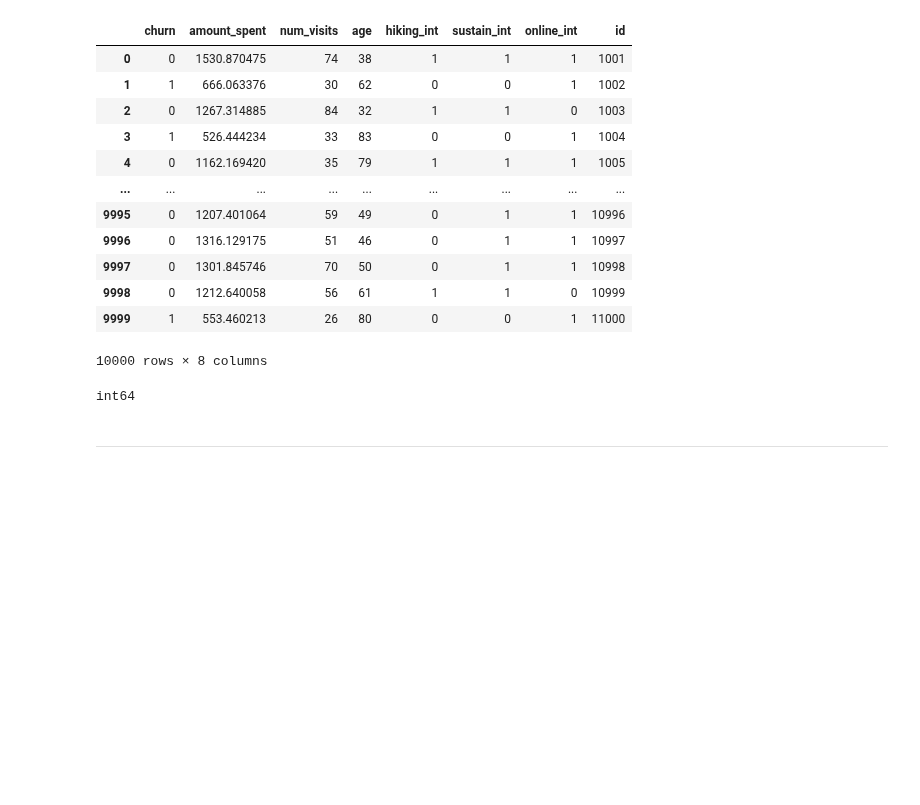
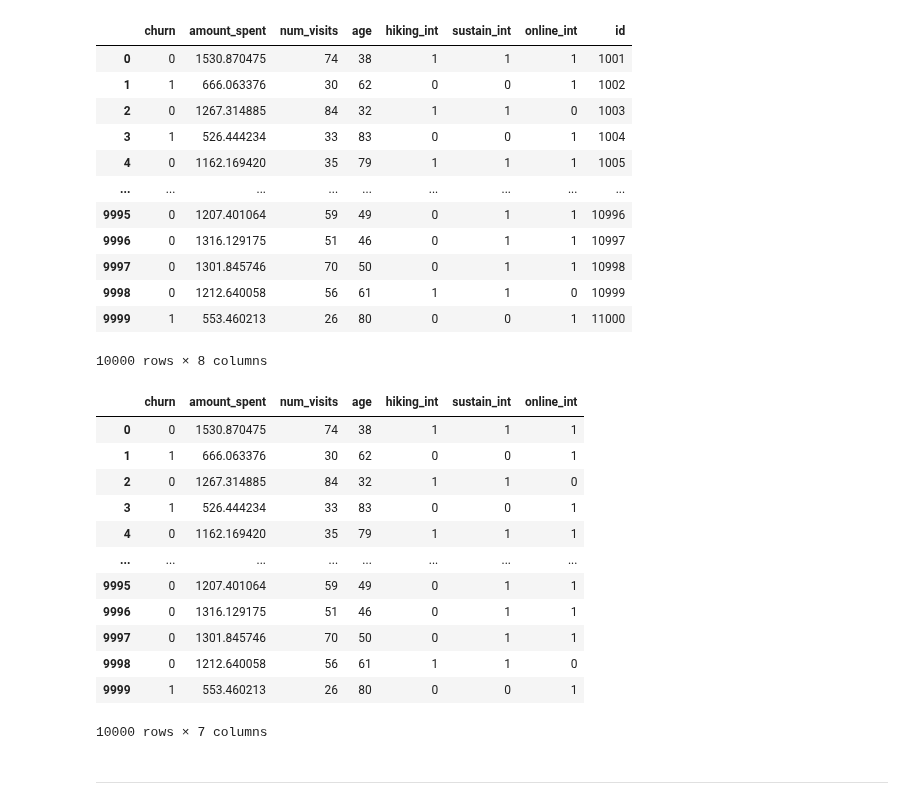
Before and after one commit to cdbale/optimized-sequential-synthesis, a Jupyter notebook: Code/Simulated Privacy Data Code/MNL Synthesis for Synthetic Data.ipynb, the cells around one changed output. Drawn from its saved outputs; the diff is of its cells as text; code cells hidden in the pictures; blank space fills up the shorter version.

```diff
--- a/Code/Simulated Privacy Data Code/MNL Synthesis for Synthetic Data.ipynb
+++ b/Code/Simulated Privacy Data Code/MNL Synthesis for Synthetic Data.ipynb
@@ -36,7 +36,3 @@ train_data
 | 9998 | 0 | 1212.640058 | 56 | 61 | 1 | 1 | 0 | 10999 |
 | 9999 | 1 | 553.460213 | 26 | 80 | 0 | 0 | 1 | 11000 |
 10000 rows × 8 columns
-# %%
-print(train_data['online_int'].dtype)
-# %% [output]
-int64
@@ -43,3 +41,19 @@ int64
+# %%
+train_data
+# %% [output]
+|  | churn | amount_spent | num_visits | age | hiking_int | sustain_int | online_int |
+| 0 | 0 | 1530.870475 | 74 | 38 | 1 | 1 | 1 |
+| 1 | 1 | 666.063376 | 30 | 62 | 0 | 0 | 1 |
+| 2 | 0 | 1267.314885 | 84 | 32 | 1 | 1 | 0 |
+| 3 | 1 | 526.444234 | 33 | 83 | 0 | 0 | 1 |
+| 4 | 0 | 1162.169420 | 35 | 79 | 1 | 1 | 1 |
+| ... | ... | ... | ... | ... | ... | ... | ... |
+| 9995 | 0 | 1207.401064 | 59 | 49 | 0 | 1 | 1 |
+| 9996 | 0 | 1316.129175 | 51 | 46 | 0 | 1 | 1 |
+| 9997 | 0 | 1301.845746 | 70 | 50 | 0 | 1 | 1 |
+| 9998 | 0 | 1212.640058 | 56 | 61 | 1 | 1 | 0 |
+| 9999 | 1 | 553.460213 | 26 | 80 | 0 | 0 | 1 |
+10000 rows × 7 columns
 # %% [markdown]
 ***
 # %% [markdown]
```
Also changed, not shown: parts of 10 cells of this notebook, 1 other file.
